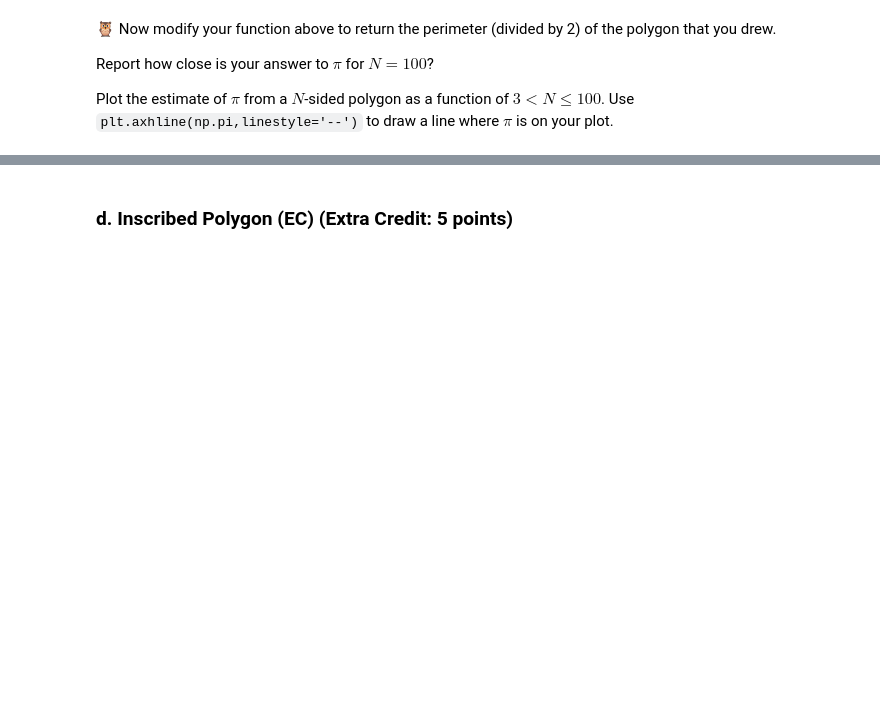
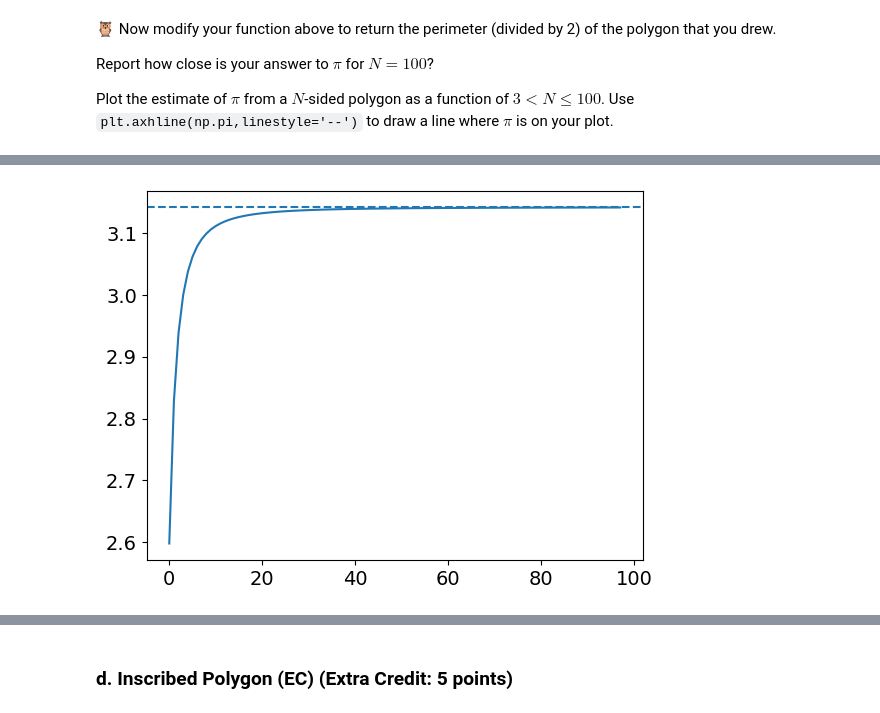
Before and after one commit to XanaXner/IntroductionToComputationalPhysics, a Jupyter notebook: Copy_of_N_Ways_of_Measuring_PI.ipynb, the cells around one changed output, grey strips where cells are left out. Drawn from its saved outputs; the diff is of its cells as text; code cells hidden in the pictures; blank space fills up the shorter version.

```diff
--- a/Copy_of_N_Ways_of_Measuring_PI.ipynb
+++ b/Copy_of_N_Ways_of_Measuring_PI.ipynb
@@ -364,3 +362,20 @@ Plot the estimate of $\pi$ from a $N$-sided polygon as a function of $3<N\leq100
+# %%
+# ANSWER HERE
+
+def PolygonPerimeter(N):
+  theta = np.linspace(0,2*np.pi, N + 1)
+  sum = 0
+  for i in range(N):
+    x = np.cos(theta[i + 1]) - np.cos(theta[i])
+    y = np.sin(theta[i + 1]) - np.sin(theta[i])
+    sum += np.sqrt(x**2 + y**2)
+  return sum / 2
+
+plt.plot([PolygonPerimeter(i) for i in range(3,101)])
+plt.axhline(np.pi,linestyle='--')
+plt.show()
+# %% [output]
+[figure, added]
 # %% [markdown]
 <div><img src="https://clark.physics.illinois.edu/246img/AnsEnd.svg" width=200 align=left alt="Answer (end)"></img><br></div>
 # %% [markdown]
```
Also changed, not shown: parts of 2 cells of this notebook.
